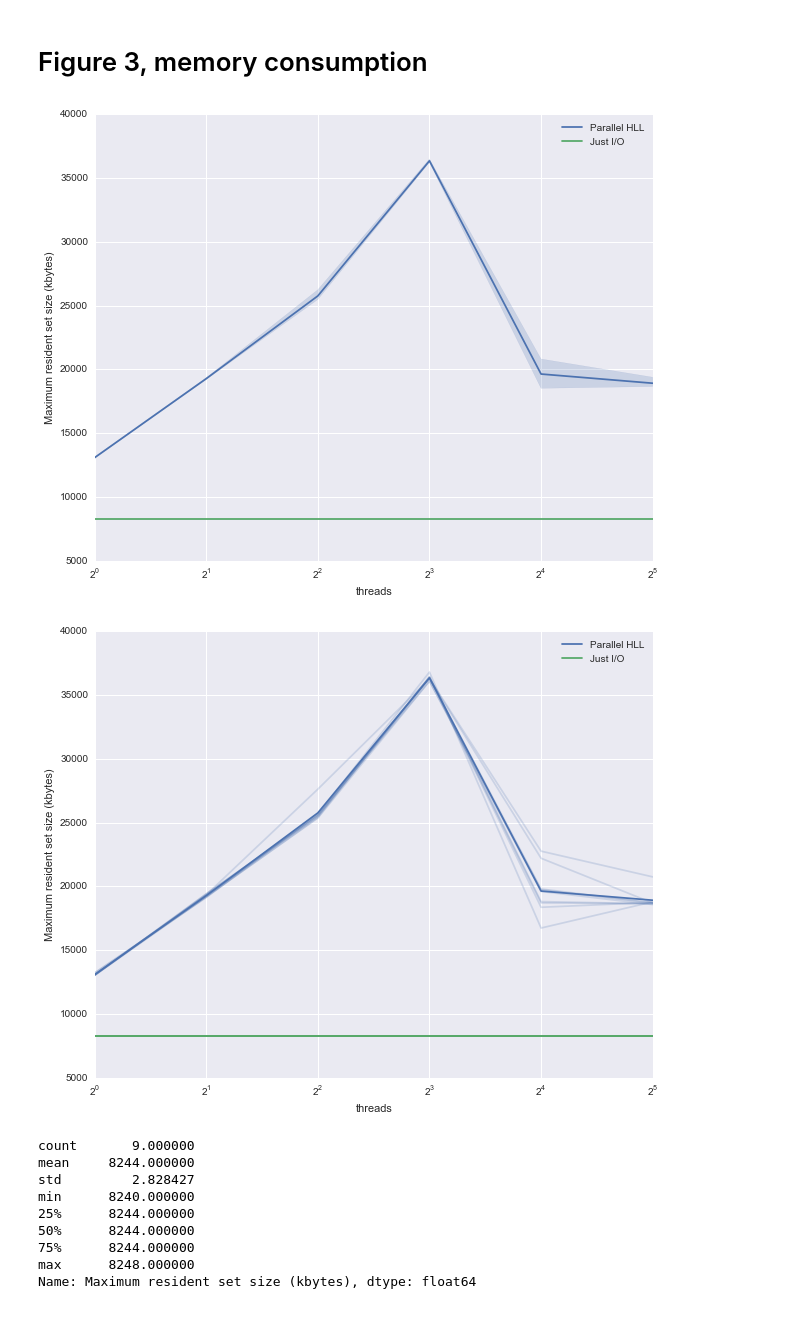
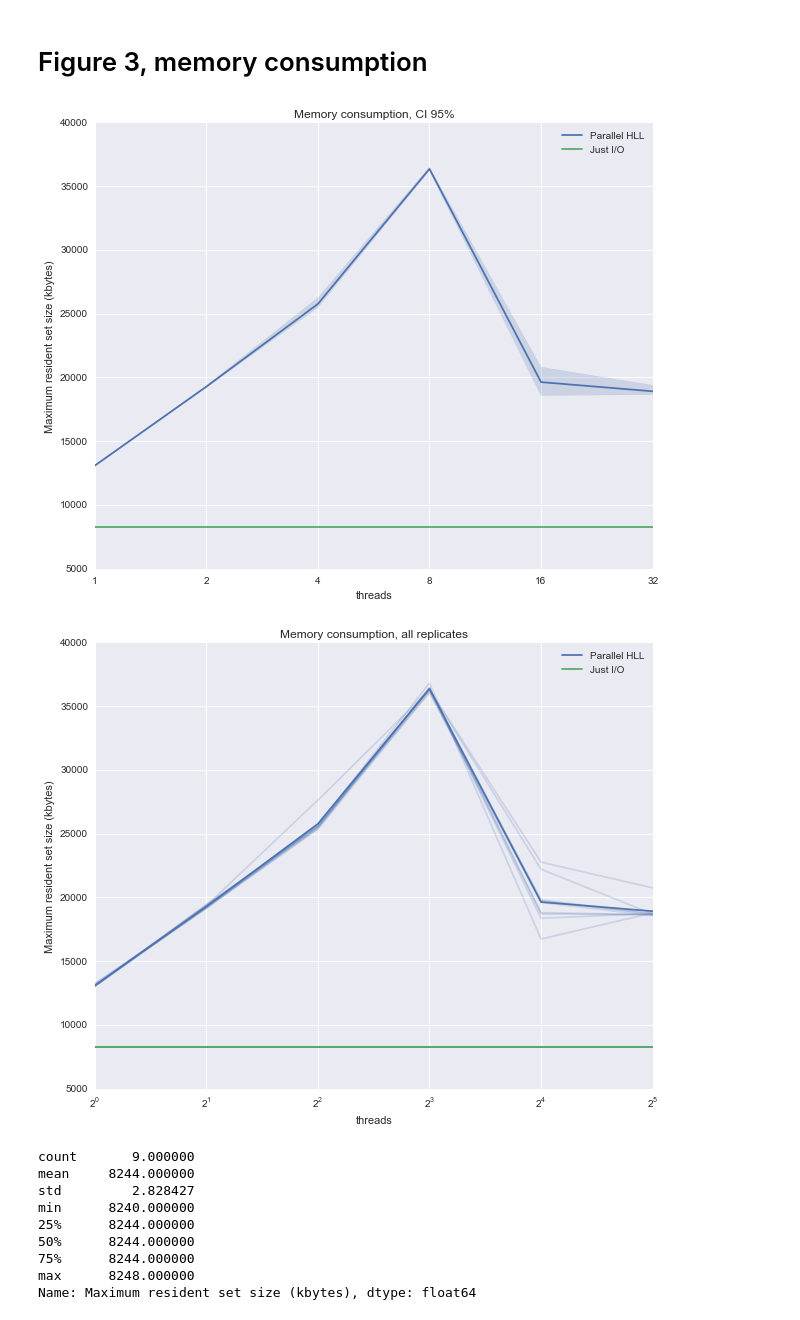
Before and after one commit to luizirber/2014-hll-counter, a Jupyter notebook: notebooks/Figures.ipynb, the cells around one changed output. Drawn from its saved outputs; the diff is of its cells as text; code cells hidden in the pictures.

```diff
--- a/notebooks/Figures.ipynb
+++ b/notebooks/Figures.ipynb
@@ -116,9 +116,8 @@ Name: Elapsed (wall clock) time (seconds), dtype: float64
 # %% [markdown]
 # Figure 3, memory consumption
 # %%
-threads = [1, 2, 4, 8, 16, 32]
 constant_line_mem = None
-for t in threads:
+for t in THREADS:
     df = summary_io[['replicate', 'Maximum resident set size (kbytes)', 'threads']].copy()
     df['threads'] = t
     df['condition'] = 'Just I/O'
@@ -134,14 +133,17 @@ plot_data = plot_hll.append(constant_line_mem, ignore_index=True)
 # %%
 fig = plt.figure(figsize=(10, 8))
 ax = fig.gca()
 sns.tsplot(plot_data, ax=ax, ci=95, err_style='ci_band', #err_style="unit_traces",
            time="threads", unit='replicate', condition='condition',
            value="Maximum resident set size (kbytes)")
 ax.set_xscale("log", basex=2)
+ax.xaxis.set_major_formatter(majorFormatter)
+
+ax.set_title("Memory consumption, CI 95%")
 ax.legend(loc='best')
 fig.savefig('../manuscript/figures/mem_consumption.png')
 # %% [output]
-[figure, old version]
+[figure, new version]
 # %%
 fig = plt.figure(figsize=(10, 8))
 ax = fig.gca()
@@ -150,9 +152,10 @@ sns.tsplot(plot_data, ax=ax, ci=95, err_style="unit_traces",
            value="Maximum resident set size (kbytes)")
 ax.set_xscale("log", basex=2)
 ax.legend(loc='best')
+ax.set_title("Memory consumption, all replicates")
 fig.savefig('../manuscript/figures/mem_consumption_unit_traces.png')
 # %% [output]
-[figure, old version]
+[figure, new version]
 # %%
 summary_io['Maximum resident set size (kbytes)'].describe()
 # %% [output]
```
Also changed, not shown: 1 other file.
